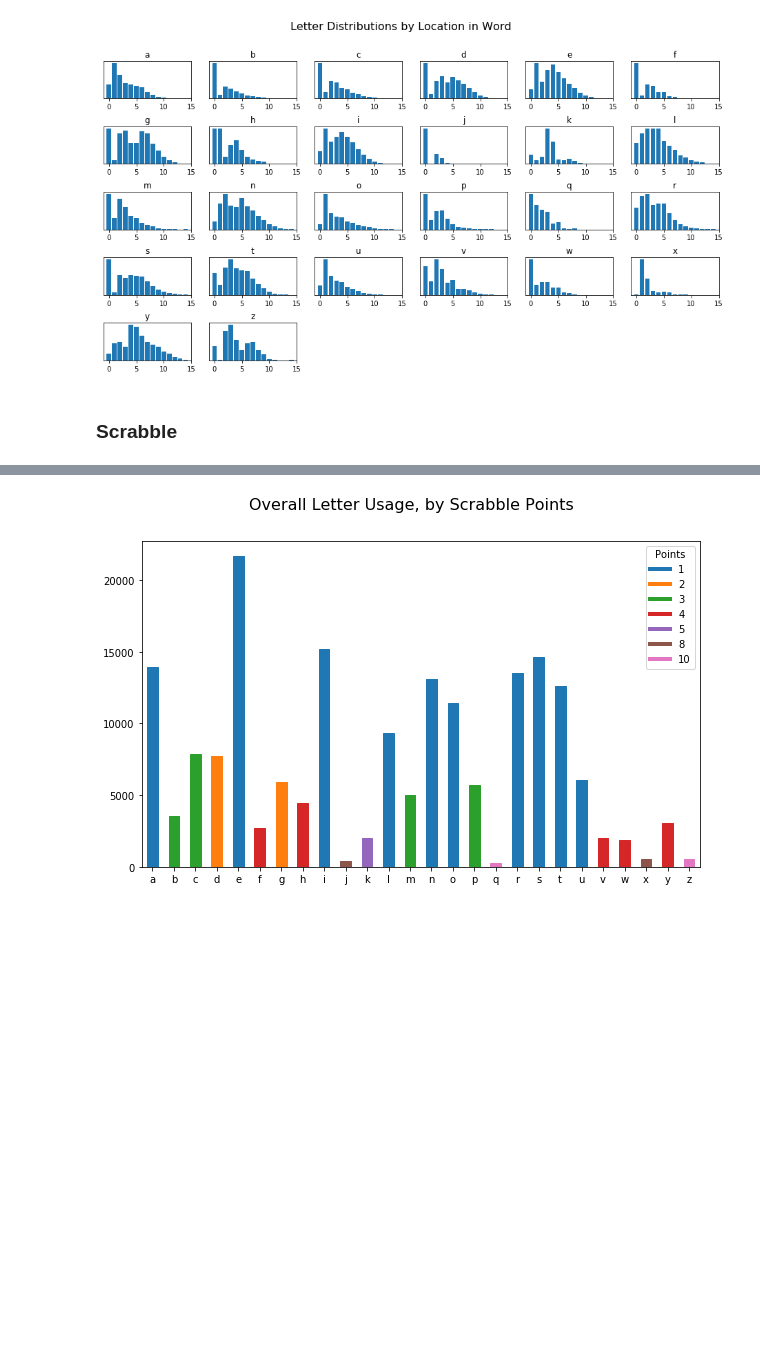
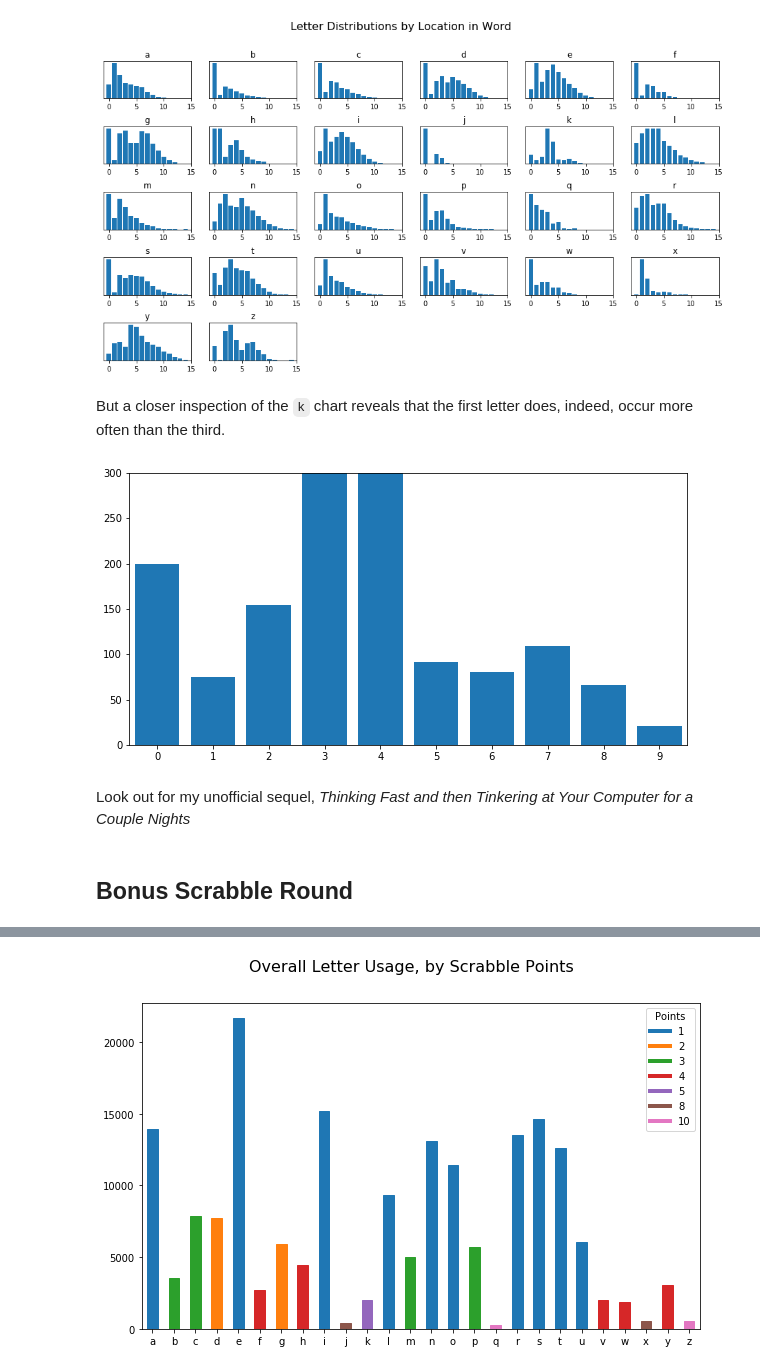
Before and after one commit to NapsterInBlue/LetterDistributions, a Jupyter notebook: Writeup.ipynb, the cells around one changed output, grey strips where cells are left out. Cells and saved outputs as stored; diff of their text form; code cells hidden in the pictures; blank space fills up the shorter version.

Commit message:
First draft of writeup done

```diff
--- a/Writeup.ipynb
+++ b/Writeup.ipynb
@@ -91,5 +179,13 @@ letter_dist_heatmap(df)
 plot_letter_dists(df)
 # %% [output]
 [figure]
+# %% [markdown]
+But a closer inspection of the `k` chart reveals that the first letter does, indeed, occur more often than the third.
+# %%
+plot_just_k(df)
+# %% [output]
+[figure, added]
+# %% [markdown]
+Look out for my unofficial sequel, *Thinking Fast and then Tinkering at Your Computer for a Couple Nights*
 # %% [markdown]
-### Scrabble
+## Bonus Scrabble Round
```
Also changed, not shown: parts of 32 cells of this notebook, 1 other file.
